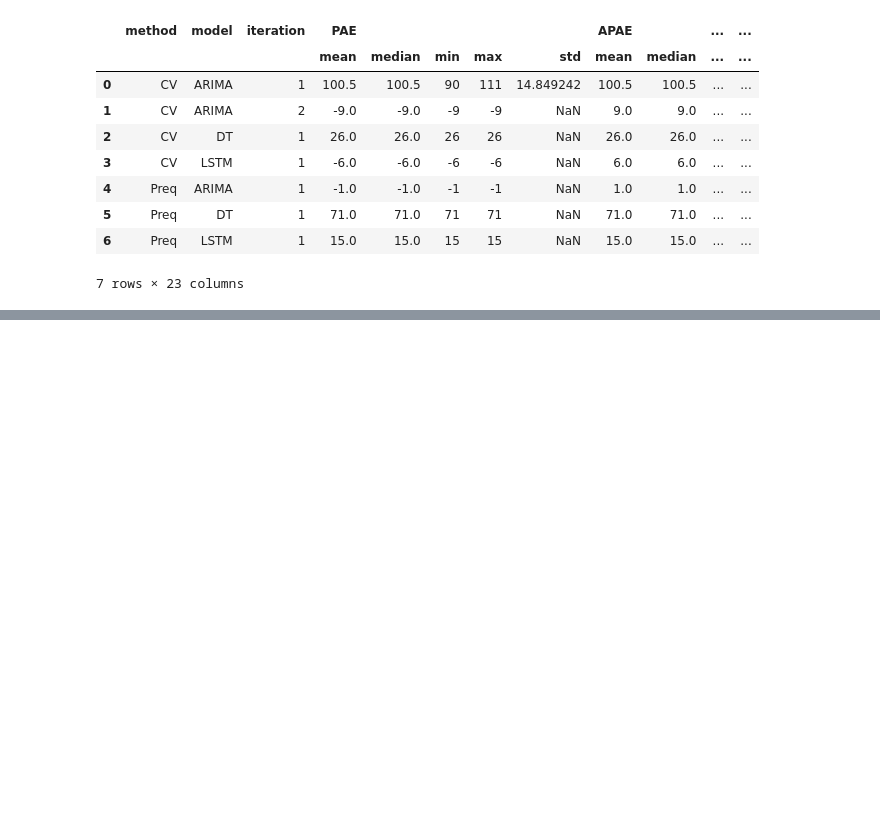
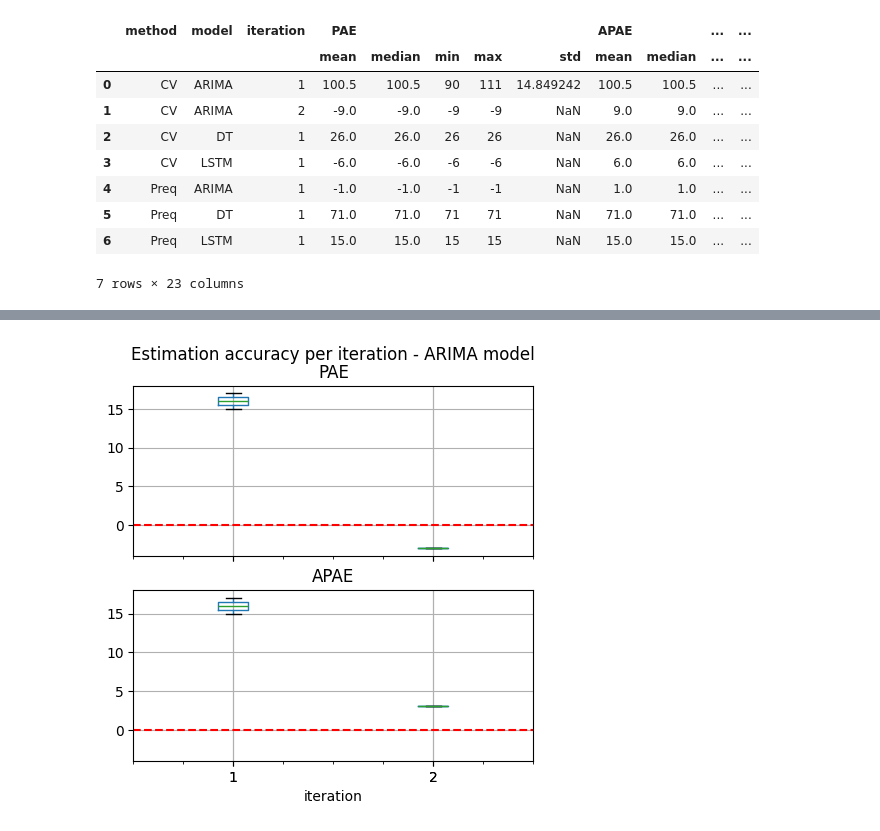
Before and after one commit to MiguelLoureiro98/timecave, a Jupyter notebook: experiments/test.ipynb, the cells around one changed output, grey strips where cells are left out. Saved outputs shown, nothing was run; the diff lists cells and outputs as text; code cells hidden in the pictures; blank space fills up the shorter version.

```diff
--- a/experiments/test.ipynb
+++ b/experiments/test.ipynb
@@ -261,0 +262,4 @@ boxplots(iteration_data, "mse")
+# %%
+boxplots_per_iteration(iteration_data, "mae", "ARIMA", "CV", ["PAE", "APAE"], 5, 5);
+# %% [output]
+[figure, added]
```
Also changed, not shown: parts of 1 cell of this notebook, 1 other file.
